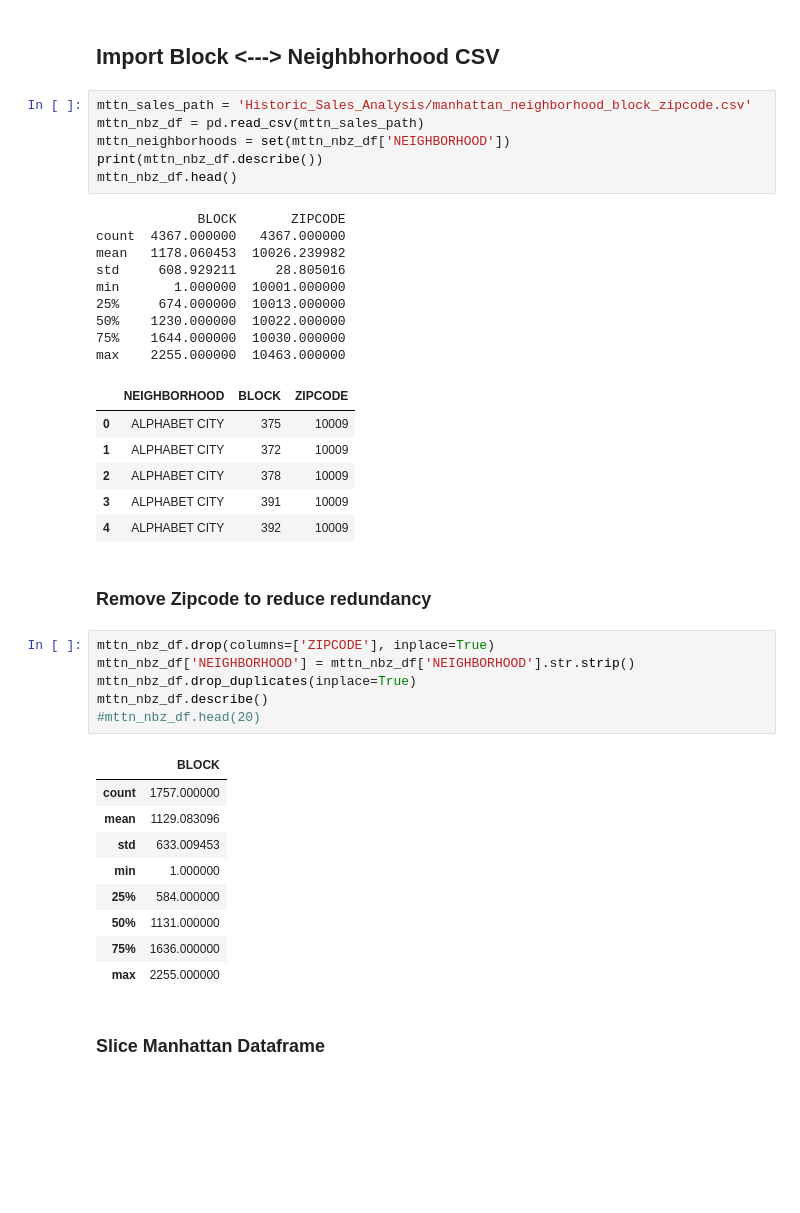
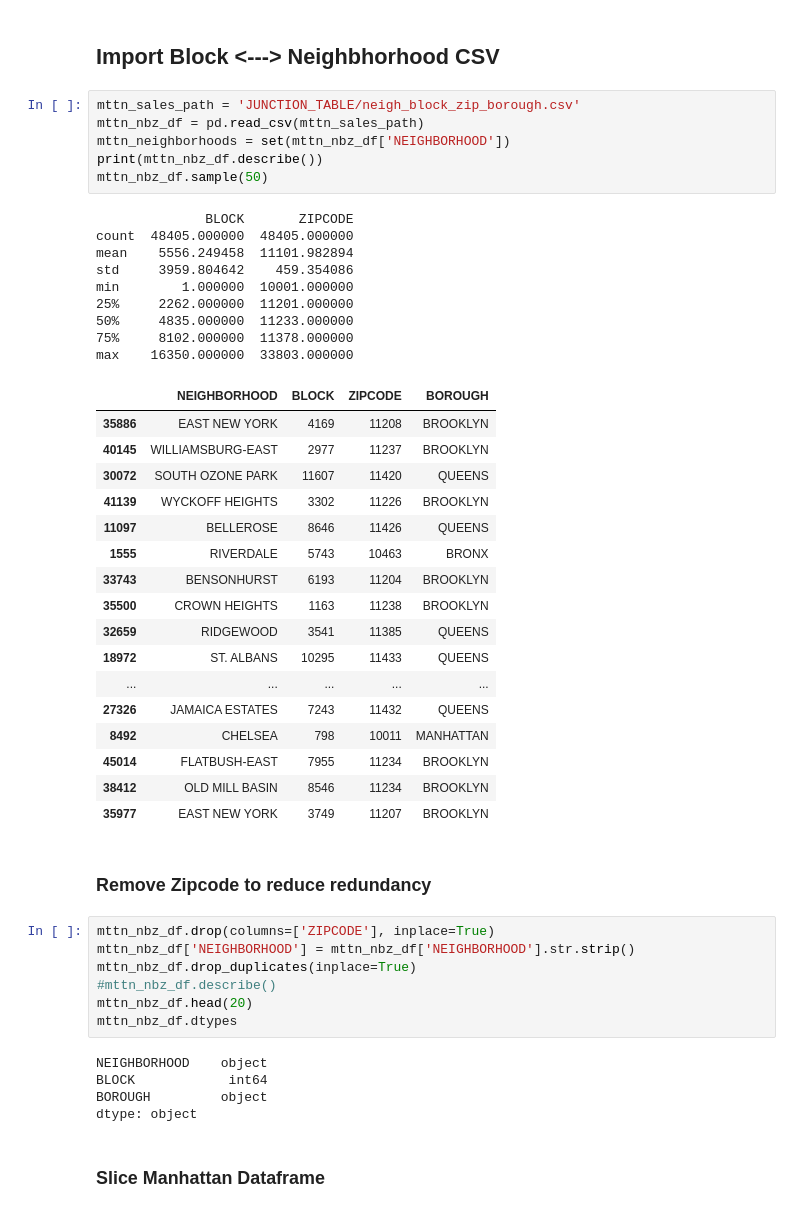
Before and after one commit to ekuo651/NYC-RE-Neighborhood-Trends, a Jupyter notebook: development_data_api.ipynb, the cells around one changed output. Saved outputs shown, nothing was run; the diff lists cells and outputs as text; blank space fills up the shorter version.

```diff
--- a/development_data_api.ipynb
+++ b/development_data_api.ipynb
@@ -91,45 +93,52 @@ dtype: object
 # %% [markdown]
 ## Import Block <---> Neighbhorhood CSV
 # %%
-mttn_sales_path = 'Historic_Sales_Analysis/manhattan_neighborhood_block_zipcode.csv'
+mttn_sales_path = 'JUNCTION_TABLE/neigh_block_zip_borough.csv'
 mttn_nbz_df = pd.read_csv(mttn_sales_path)
 mttn_neighborhoods = set(mttn_nbz_df['NEIGHBORHOOD'])
 print(mttn_nbz_df.describe())
-mttn_nbz_df.head()
+mttn_nbz_df.sample(50)
 # %% [output]
-             BLOCK       ZIPCODE
-count  4367.000000   4367.000000
-mean   1178.060453  10026.239982
-std     608.929211     28.805016
-min       1.000000  10001.000000
-25%     674.000000  10013.000000
-50%    1230.000000  10022.000000
-75%    1644.000000  10030.000000
-max    2255.000000  10463.000000
+              BLOCK       ZIPCODE
+count  48405.000000  48405.000000
+mean    5556.249458  11101.982894
+std     3959.804642    459.354086
+min        1.000000  10001.000000
+25%     2262.000000  11201.000000
+50%     4835.000000  11233.000000
+75%     8102.000000  11378.000000
+max    16350.000000  33803.000000
-|  | NEIGHBORHOOD | BLOCK | ZIPCODE |
-| 0 | ALPHABET CITY | 375 | 10009 |
-| 1 | ALPHABET CITY | 372 | 10009 |
-| 2 | ALPHABET CITY | 378 | 10009 |
-| 3 | ALPHABET CITY | 391 | 10009 |
-| 4 | ALPHABET CITY | 392 | 10009 |
+|  | NEIGHBORHOOD | BLOCK | ZIPCODE | BOROUGH |
+| 35886 | EAST NEW YORK | 4169 | 11208 | BROOKLYN |
+| 40145 | WILLIAMSBURG-EAST | 2977 | 11237 | BROOKLYN |
+| 30072 | SOUTH OZONE PARK | 11607 | 11420 | QUEENS |
+| 41139 | WYCKOFF HEIGHTS | 3302 | 11226 | BROOKLYN |
+| 11097 | BELLEROSE | 8646 | 11426 | QUEENS |
+| 1555 | RIVERDALE | 5743 | 10463 | BRONX |
+| 33743 | BENSONHURST | 6193 | 11204 | BROOKLYN |
+| 35500 | CROWN HEIGHTS | 1163 | 11238 | BROOKLYN |
+| 32659 | RIDGEWOOD | 3541 | 11385 | QUEENS |
+| 18972 | ST. ALBANS | 10295 | 11433 | QUEENS |
+| ... | ... | ... | ... | ... |
+| 27326 | JAMAICA ESTATES | 7243 | 11432 | QUEENS |
+| 8492 | CHELSEA | 798 | 10011 | MANHATTAN |
+| 45014 | FLATBUSH-EAST | 7955 | 11234 | BROOKLYN |
+| 38412 | OLD MILL BASIN | 8546 | 11234 | BROOKLYN |
+| 35977 | EAST NEW YORK | 3749 | 11207 | BROOKLYN |
 # %% [markdown]
 ### Remove Zipcode to reduce redundancy
 # %%
 mttn_nbz_df.drop(columns=['ZIPCODE'], inplace=True)
 mttn_nbz_df['NEIGHBORHOOD'] = mttn_nbz_df['NEIGHBORHOOD'].str.strip()
 mttn_nbz_df.drop_duplicates(inplace=True)
-mttn_nbz_df.describe()
-#mttn_nbz_df.head(20)
+#mttn_nbz_df.describe()
+mttn_nbz_df.head(20)
+mttn_nbz_df.dtypes
 # %% [output]
-|  | BLOCK |
-| count | 1757.000000 |
-| mean | 1129.083096 |
-| std | 633.009453 |
-| min | 1.000000 |
-| 25% | 584.000000 |
-| 50% | 1131.000000 |
-| 75% | 1636.000000 |
-| max | 2255.000000 |
+NEIGHBORHOOD    object
+BLOCK            int64
+BOROUGH         object
+dtype: object
 # %% [markdown]
 ### Slice Manhattan Dataframe
 # %%
```
Also changed, not shown: parts of 17 cells of this notebook.
